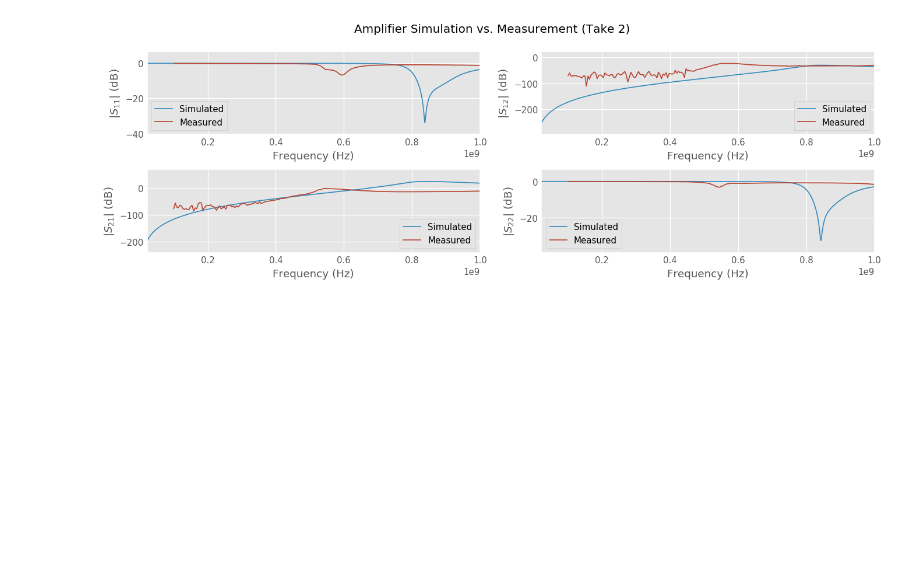
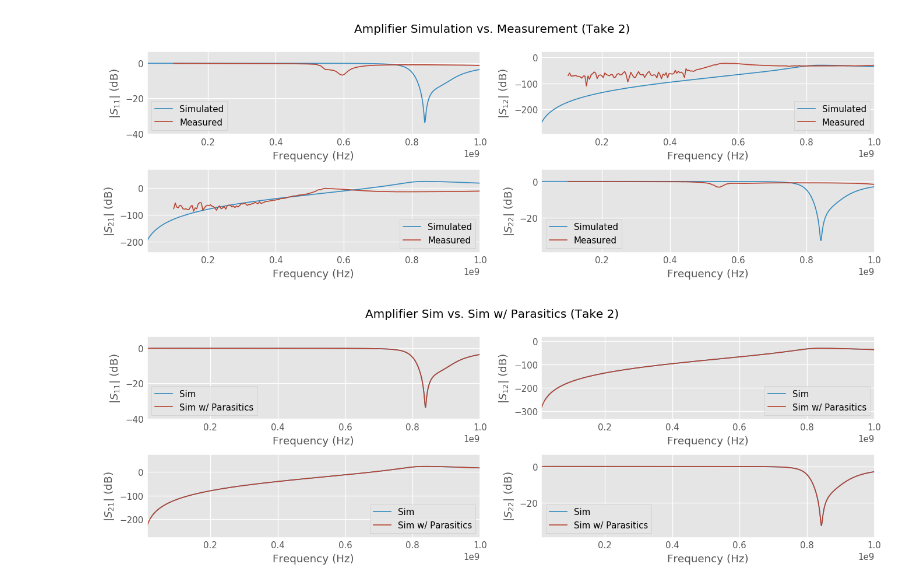
Before and after one commit to vighneshiyer/ee142_labs, a Jupyter notebook: lab3/lab3_notebook.ipynb, the cells around one changed output. Saved outputs shown, nothing was run; the diff lists cells and outputs as text; code cells hidden in the pictures; blank space fills up the shorter version.

Commit message:
parasitics vs non parasitics sim comparison

```diff
--- a/lab3/lab3_notebook.ipynb
+++ b/lab3/lab3_notebook.ipynb
@@ -181,3 +181,51 @@ fig.subplots_adjust(top=0.85)
 plt.savefig('figs/amplifier_take2_comparison.pdf', bbox_inches='tight', dpi=300)
 # %% [output]
 [figure]
+# %%
+amp2_parasitics_sim = read_csv('data/amplifier_take2_sim.csv')
+amp2_S11_parasitics_sim = [x[1] for x in amp2_parasitics_sim]
+amp2_S12_parasitics_sim = [x[2] for x in amp2_parasitics_sim]
+amp2_S21_parasitics_sim = [x[3] for x in amp2_parasitics_sim]
+amp2_S22_parasitics_sim = [x[4] for x in amp2_parasitics_sim]
+amp2_freqs_parasitics_sim = [x[0] for x in amp2_parasitics_sim]
+# %%
+w, h = plt.figaspect(0.35)
+fig = plt.figure(figsize=(w,h))
+st = plt.suptitle('Amplifier Sim vs. Sim w/ Parasitics (Take 2)');
+
+plt.subplot(2, 2, 1)
+plt.plot(amp2_freqs_sim, mag2db(np.abs(amp2_S11_sim)))
+plt.plot(amp2_freqs_parasitics_sim, mag2db(np.abs(amp2_S11_parasitics_sim)))
+plt.legend(['Sim', 'Sim w/ Parasitics'])
+plt.ylabel('$|S_{11}|$ (dB)')
+plt.xlabel('Frequency (Hz)')
+
+plt.subplot(2, 2, 2)
+plt.plot(amp2_freqs_sim, mag2db(np.abs(amp2_S12_sim)))
+plt.plot(amp2_freqs_parasitics_sim, mag2db(np.abs(amp2_S12_parasitics_sim)))
+plt.legend(['Sim', 'Sim w/ Parasitics'])
+plt.ylabel('$|S_{12}|$ (dB)')
+plt.xlabel('Frequency (Hz)')
+
+plt.subplot(2, 2, 3)
+plt.tight_layout()
+plt.plot(amp2_freqs_sim, mag2db(np.abs(amp2_S21_sim)))
+plt.plot(amp2_freqs_parasitics_sim, mag2db(np.abs(amp2_S21_parasitics_sim)))
+plt.legend(['Sim', 'Sim w/ Parasitics'])
+plt.ylabel('$|S_{21}|$ (dB)')
+plt.xlabel('Frequency (Hz)')
+
+plt.subplot(2, 2, 4)
+plt.tight_layout()
+plt.plot(amp2_freqs_sim, mag2db(np.abs(amp2_S22_sim)))
+plt.plot(amp2_freqs_parasitics_sim, mag2db(np.abs(amp2_S22_parasitics_sim)))
+plt.legend(['Sim', 'Sim w/ Parasitics'])
+plt.ylabel('$|S_{22}|$ (dB)')
+plt.xlabel('Frequency (Hz)')
+
+st.set_y(0.95)
+fig.subplots_adjust(top=0.85)
+
+plt.savefig('figs/amplifier_take2_sim_comparison.pdf', bbox_inches='tight', dpi=300)
+# %% [output]
+[figure, added]
```
Also changed, not shown: 3 other files.
